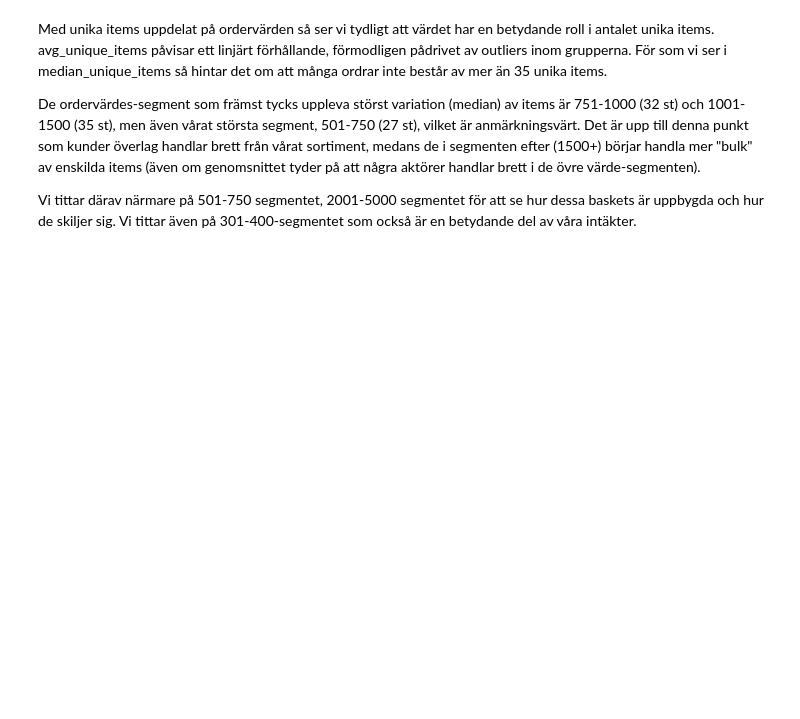
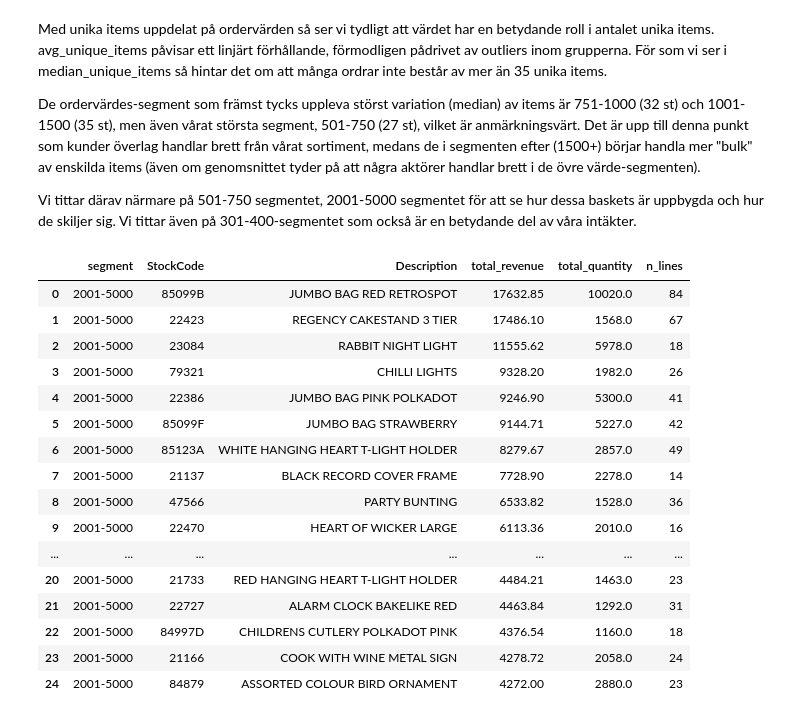
Before and after one commit to DecsProject/retail-transaction-analysis, a Jupyter notebook: Analysis/Notebooks/01_Basket_Analysis.ipynb, the cells around one changed output. Saved outputs shown, nothing was run; the diff lists cells and outputs as text; code cells hidden in the pictures; blank space fills up the shorter version.

```diff
--- a/Analysis/Notebooks/01_Basket_Analysis.ipynb
+++ b/Analysis/Notebooks/01_Basket_Analysis.ipynb
@@ -355,31 +430,50 @@ focus_baskets = db.sql("""
        SELECT
        r.*,
        b.basket_value,
        CASE
         WHEN b.basket_value BETWEEN 301 AND 400 THEN '301-400'
         WHEN b.basket_value BETWEEN 501 AND 750 THEN '501-750'
         WHEN b.basket_value BETWEEN 2001 AND 5000 THEN '2001-5000'
        END as segment
        FROM retail_enriched r
        JOIN basket b USING (invoiceno)
 
        )
 
     SELECT
     segment,
     stockcode,
     description,
     SUM(total_price) as total_revenue,
     SUM(quantity) as total_quantity,
     COUNT(*) as n_lines
     FROM labeled
     WHERE segment IS NOT NULL
     AND stockcode NOT IN ('POST', 'M')
     AND description NOT ILIKE '%POSTAGE%'
     AND segment = '2001-5000'
     GROUP BY segment, stockcode, description
     ORDER BY total_revenue DESC
     LIMIT 25
 
     """).df()
+focus_baskets
+# %% [output]
+|  | segment | StockCode | Description | total_revenue | total_quantity | n_lines |
+| 0 | 2001-5000 | 85099B | JUMBO BAG RED RETROSPOT | 17632.85 | 10020.0 | 84 |
+| 1 | 2001-5000 | 22423 | REGENCY CAKESTAND 3 TIER | 17486.10 | 1568.0 | 67 |
+| 2 | 2001-5000 | 23084 | RABBIT NIGHT LIGHT | 11555.62 | 5978.0 | 18 |
+| 3 | 2001-5000 | 79321 | CHILLI LIGHTS | 9328.20 | 1982.0 | 26 |
+| 4 | 2001-5000 | 22386 | JUMBO BAG PINK POLKADOT | 9246.90 | 5300.0 | 41 |
+| 5 | 2001-5000 | 85099F | JUMBO BAG STRAWBERRY | 9144.71 | 5227.0 | 42 |
+| 6 | 2001-5000 | 85123A | WHITE HANGING HEART T-LIGHT HOLDER | 8279.67 | 2857.0 | 49 |
+| 7 | 2001-5000 | 21137 | BLACK RECORD COVER FRAME | 7728.90 | 2278.0 | 14 |
+| 8 | 2001-5000 | 47566 | PARTY BUNTING | 6533.82 | 1528.0 | 36 |
+| 9 | 2001-5000 | 22470 | HEART OF WICKER LARGE | 6113.36 | 2010.0 | 16 |
+| ... | ... | ... | ... | ... | ... | ... |
+| 20 | 2001-5000 | 21733 | RED HANGING HEART T-LIGHT HOLDER | 4484.21 | 1463.0 | 23 |
+| 21 | 2001-5000 | 22727 | ALARM CLOCK BAKELIKE RED | 4463.84 | 1292.0 | 31 |
+| 22 | 2001-5000 | 84997D | CHILDRENS CUTLERY POLKADOT PINK | 4376.54 | 1160.0 | 18 |
+| 23 | 2001-5000 | 21166 | COOK WITH WINE METAL SIGN | 4278.72 | 2058.0 | 24 |
+| 24 | 2001-5000 | 84879 | ASSORTED COLOUR BIRD ORNAMENT | 4272.00 | 2880.0 | 23 |
 # %% [markdown]
```
Also changed, not shown: parts of 9 cells of this notebook, 2 other files.
